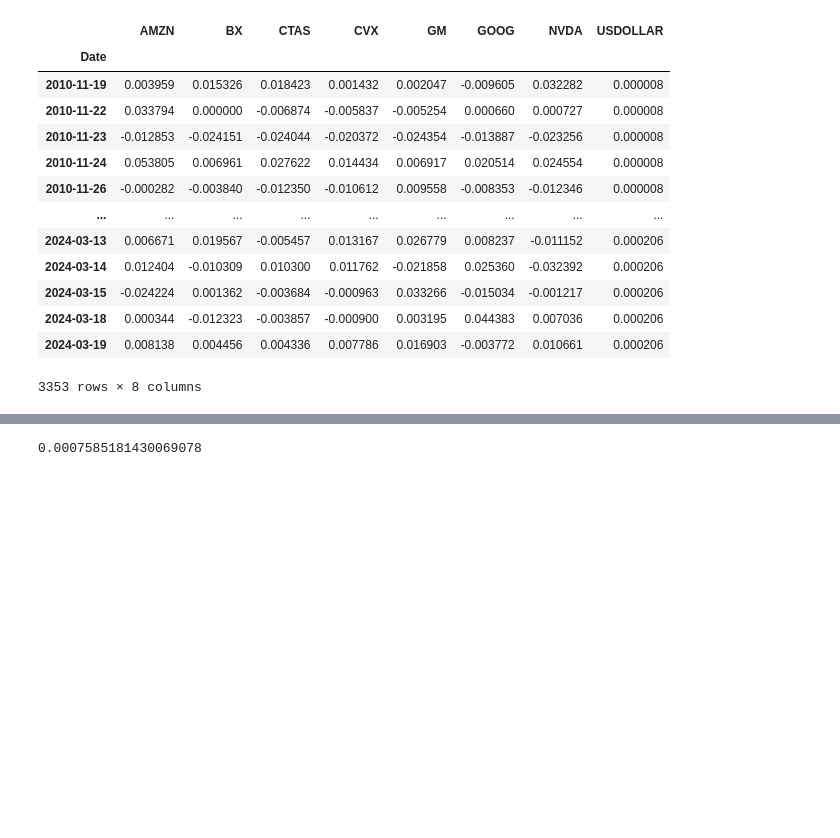
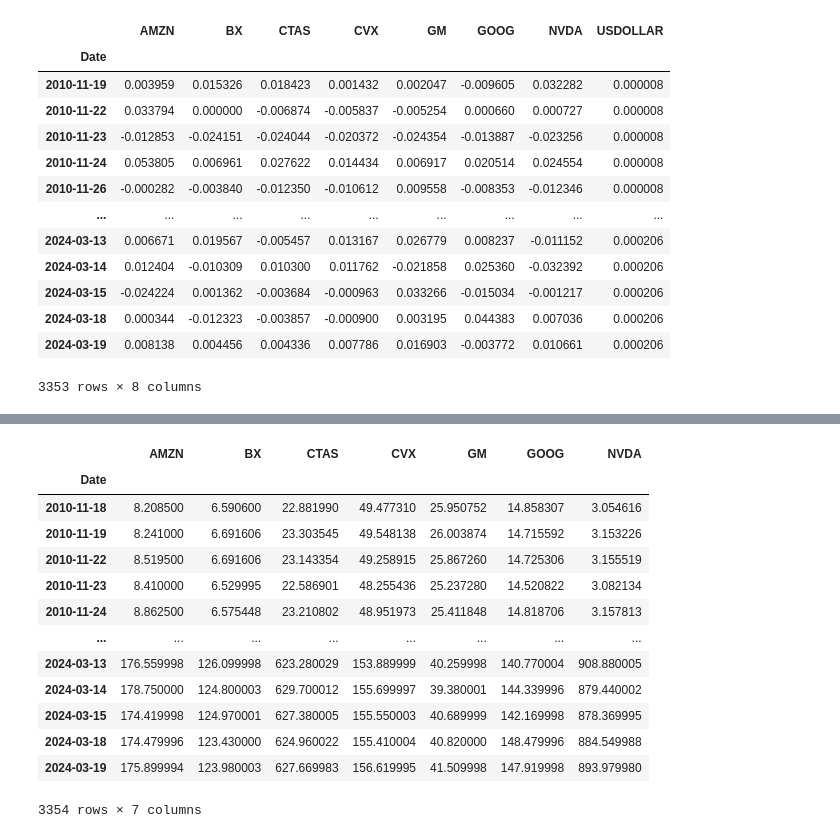
Before and after one commit to thomas-c-suman/ORIE5370Project, a Jupyter notebook: 5370 v2.ipynb, the cells around one changed output, grey strips where cells are left out. Cells and saved outputs as stored; diff of their text form; code cells hidden in the pictures; blank space fills up the shorter version.

```diff
--- a/5370 v2.ipynb
+++ b/5370 v2.ipynb
@@ -290,4 +208,0 @@ var_bx2 = np.var(bx2)
-# %%
-var_bx2
-# %% [output]
-0.0007585181430069078
@@ -295,0 +209,17 @@ m = var_bx2 / var_bx
+# %%
+prices_real
+# %% [output]
+|  | AMZN | BX | CTAS | CVX | GM | GOOG | NVDA |
+| Date |  |  |  |  |  |  |  |
+| 2010-11-18 | 8.208500 | 6.590600 | 22.881990 | 49.477310 | 25.950752 | 14.858307 | 3.054616 |
+| 2010-11-19 | 8.241000 | 6.691606 | 23.303545 | 49.548138 | 26.003874 | 14.715592 | 3.153226 |
+| 2010-11-22 | 8.519500 | 6.691606 | 23.143354 | 49.258915 | 25.867260 | 14.725306 | 3.155519 |
+| 2010-11-23 | 8.410000 | 6.529995 | 22.586901 | 48.255436 | 25.237280 | 14.520822 | 3.082134 |
+| 2010-11-24 | 8.862500 | 6.575448 | 23.210802 | 48.951973 | 25.411848 | 14.818706 | 3.157813 |
+| ... | ... | ... | ... | ... | ... | ... | ... |
+| 2024-03-13 | 176.559998 | 126.099998 | 623.280029 | 153.889999 | 40.259998 | 140.770004 | 908.880005 |
+| 2024-03-14 | 178.750000 | 124.800003 | 629.700012 | 155.699997 | 39.380001 | 144.339996 | 879.440002 |
+| 2024-03-15 | 174.419998 | 124.970001 | 627.380005 | 155.550003 | 40.689999 | 142.169998 | 878.369995 |
+| 2024-03-18 | 174.479996 | 123.430000 | 624.960022 | 155.410004 | 40.820000 | 148.479996 | 884.549988 |
+| 2024-03-19 | 175.899994 | 123.980003 | 627.669983 | 156.619995 | 41.509998 | 147.919998 | 893.979980 |
+3354 rows × 7 columns
```
Also changed, not shown: parts of 33 cells of this notebook.
